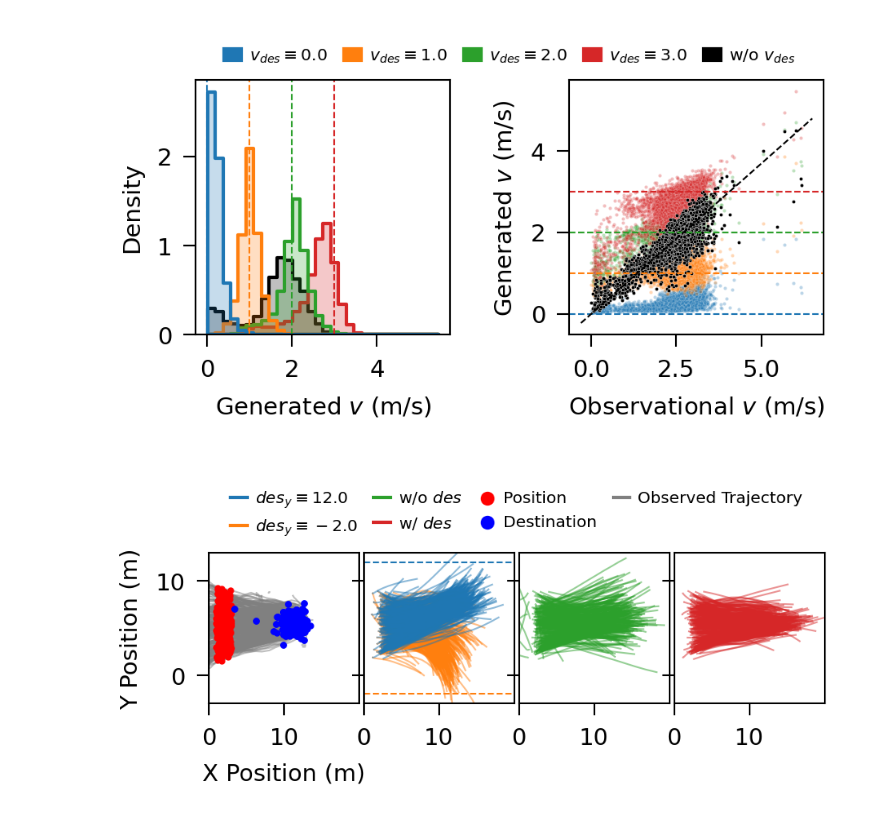
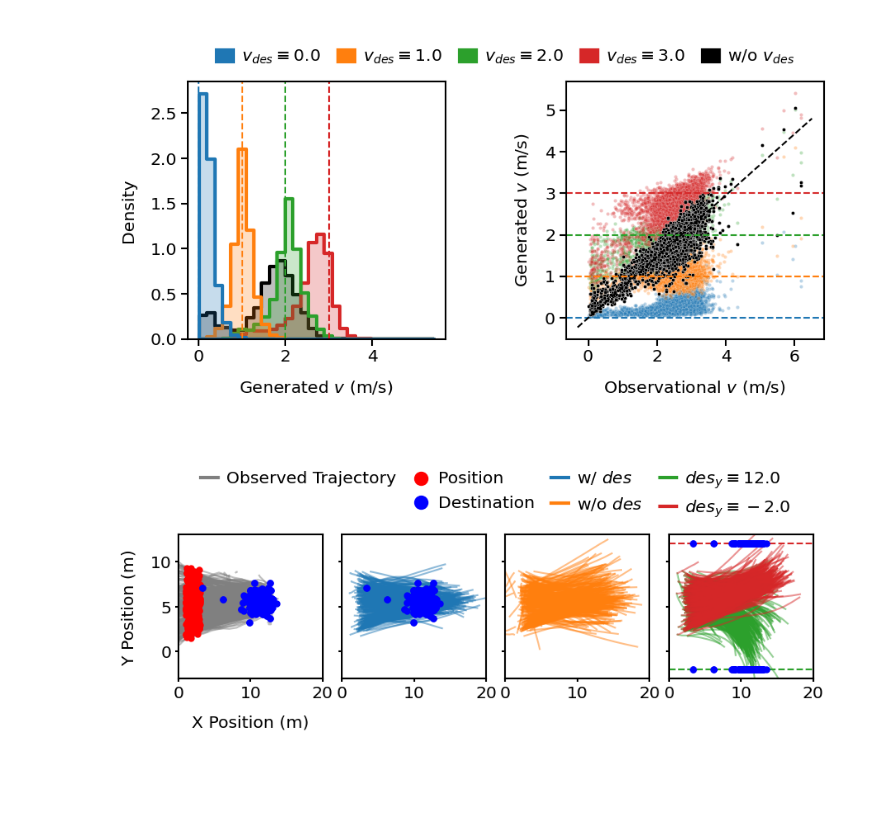
Before and after one commit to yuzhTHU/HuaweiCrowdSimulationCodeRelease, a Jupyter notebook: scripts/260204检查可控性.ipynb, the cells around one changed output. Saved outputs shown, nothing was run; the diff lists cells and outputs as text; code cells hidden in the pictures; blank space fills up the shorter version.

```diff
--- a/scripts/260204检查可控性.ipynb
+++ b/scripts/260204检查可控性.ipynb
@@ -274,6 +274,8 @@ _logger.note(
     f"Trainable: {sum(p.numel() for p in model.parameters() if p.requires_grad):,}\n"
     f"Total: {sum(p.numel() for p in model.parameters()):,}"
 )
+
+args.reload_checkpoint = 'logs/train/eth_single_K=10/best.pth'
 
 ## Reload Checkpoint
 if args.force_new_experiment:
@@ -465,7 +477,7 @@ import matplotlib.pyplot as plt
 from pathlib import Path
 from src.utils.plot import get_fig
 
-fi, fig, axes = get_fig(1, 2, FW=8, A_ratio=1.0, HS=5)
+fi, fig, axes = get_fig(1, 2, FW=8, A_ratio=1.0, HS=5, TM=3, BM=3)
 ax = axes[0]
 
 df_plot = pd.concat([
@@ -483,7 +495,9 @@ ax.axvline(0.0, color='C0', linestyle='--')
 ax.axvline(1.0, color='C1', linestyle='--')
 ax.axvline(2.0, color='C2', linestyle='--')
 ax.axvline(3.0, color='C3', linestyle='--')
-ax.set_xlabel('Generated $v$ (m/s)')
+ax.set_xlabel('Generated $v$ (m/s)', fontsize=0.7*fi['fontsize'])
+ax.set_ylabel('Density', fontsize=0.7*fi['fontsize'])
+ax.tick_params(axis='both', which='major', labelsize=0.7*fi['fontsize'], length=2, pad=1)
 
 ax = axes[1]
 dropzero = lambda x: np.where(x==0.0, np.nan, x)
@@ -503,40 +517,41 @@ xlim = ax.get_xlim()
 # ax.plot(xlim, a * np.array(xlim) + b, color='black', linestyle='--')
 a, residuals, rank, s = np.linalg.lstsq(x[~np.isnan(x)][:, np.newaxis], y[~np.isnan(x)], rcond=None)
 ax.plot(xlim, a[0] * np.array(xlim), color='black', linestyle='--', label=f'w/o $v_{{des}}$')
-ax.set_xlabel('Observational $v$ (m/s)')
-ax.set_ylabel('Generated $v$ (m/s)')
+ax.set_xlabel('Observational $v$ (m/s)', fontsize=0.7*fi['fontsize'])
+ax.set_ylabel('Generated $v$ (m/s)', fontsize=0.7*fi['fontsize'])
+ax.tick_params(axis='both', which='major', labelsize=0.7*fi['fontsize'], length=2, pad=1)
 
 fig.legend(
     [
         plt.Rectangle((0,0),1,1, color='C0'),
         plt.Rectangle((0,0),1,1, color='C1'),
         plt.Rectangle((0,0),1,1, color='C2'),
         plt.Rectangle((0,0),1,1, color='C3'),
         plt.Rectangle((0,0),1,1, color='black'),
     ],
     [
         '$v_{des}\\equiv0.0$',
         '$v_{des}\\equiv1.0$',
         '$v_{des}\\equiv2.0$',
         '$v_{des}\\equiv3.0$',
         'w/o $v_{des}$',
     ],
     loc='lower center',
     bbox_to_anchor=fi['top_box'],
     fontsize=0.7*fi['fontsize'],
     ncol=5,
     columnspacing=1.0,
     handletextpad=0.5,
     handlelength=1,
     frameon=False,
 )
 
 Path('figures').mkdir(parents=True, exist_ok=True)
 fig.savefig('figures/control_speed.pdf', bbox_inches='tight', dpi=300, transparent=True)
 fig.savefig('figures/control_speed.png', bbox_inches='tight', dpi=300, transparent=True)
 fig.savefig('figures/control_speed.svg', bbox_inches='tight', dpi=300, transparent=True)
 # %% [output]
-[figure, old version]
+[figure, new version]
 # %%
 import time
 from tqdm import tqdm
@@ -679,7 +694,7 @@ from src.utils.plot import get_fig
 
 mask = records_noset_des['direction'] & (records_noset_des['pos'][:, 0] > 1) & (records_noset_des['pos'][:, 0] < 3)
 
-fi, fig, axes = get_fig(1, 4, FW=8, A_ratio=1.0, HS=0.2, sharex=True, sharey=True)
+fi, fig, axes = get_fig(1, 4, FW=8, A_ratio=1.0, HS=0.8, sharex=True, sharey=True)
 ax_loader = iter(axes)
 
 ax = next(ax_loader)
@@ -688,54 +703,65 @@ for pid, trace in test_dataset[0].df_data.groupby('id'):
     ax.plot(trace['x'], trace['y'], color='gray', alpha=0.5, linewidth=0.5, rasterized=True)
 ax.scatter(records_noset_des['pos'][mask, 0], records_noset_des['pos'][mask, 1], color='red', s=1, zorder=99999, rasterized=True)
 ax.scatter(records_noset_des['des'][mask, 0], records_noset_des['des'][mask, 1], color='blue', s=1, zorder=99999, rasterized=True)
-ax.set_xlabel('X Position (m)')
-ax.set_ylabel('Y Position (m)')
+ax.set_xlabel('X Position (m)', fontsize=0.7*fi['fontsize'])
+ax.set_ylabel('Y Position (m)', fontsize=0.7*fi['fontsize'])
 ax.set_xlim(0, 20)
 ax.set_ylim(-3, 13)
-ax.set_xticks([0, 10])
+# ax.set_xticks([0, 10])
+ax.tick_params(axis='both', which='major', labelsize=0.7*fi['fontsize'], length=1, pad=1)
+
+ax = next(ax_loader)
+traces = records_noset_des['pos_pred'][mask]
+for trace in traces:
+    ax.plot(trace[:, 0], trace[:, 1], color='C0', alpha=0.5, linewidth=0.5, rasterized=True)
+ax.scatter(records_noset_des['des'][mask, 0], records_noset_des['des'][mask, 1], color='blue', s=1, zorder=99999, rasterized=True)
+ax.tick_params(axis='both', which='major', labelsize=0.7*fi['fontsize'], length=1, pad=1)
+
+ax = next(ax_loader)
+traces = records_set_des_to_nan['pos_pred'][mask]
+for trace in traces:
+    ax.plot(trace[:, 0], trace[:, 1], color='C1', alpha=0.5, linewidth=0.5, rasterized=True)
+ax.tick_params(axis='both', which='major', labelsize=0.7*fi['fontsize'], length=1, pad=1)
+
 
 ax = next(ax_loader)
 traces = records_set_des_y_to_n2['pos_pred'][mask]
 for trace in traces:
-    ax.plot(trace[:, 0], trace[:, 1], color='C1', alpha=0.5, linewidth=0.5, rasterized=True)
+    ax.plot(trace[:, 0], trace[:, 1], color='C2', alpha=0.5, linewidth=0.5, rasterized=True)
 # ax.scatter(records_set_des_y_to_n2['des'][mask, 0], records_set_des_y_to_n2['des'][mask, 1], color='blue', s=5, rasterized=True)
-ax.axhline(-2, color='C1', linestyle='--')
-ax.axhline(12, color='C0', linestyle='--')
+ax.axhline(-2, color='C2', linestyle='--')
+ax.axhline(12, color='C3', linestyle='--')
+ax.scatter(records_noset_des['des'][mask, 0], -2 + 0 * records_noset_des['des'][mask, 1], color='blue', s=1, zorder=99999, rasterized=True)
+ax.scatter(records_noset_des['des'][mask, 0], 12 + 0 * records_noset_des['des'][mask, 1], color='blue', s=1, zorder=99999, rasterized=True)
+ax.tick_params(axis='both', which='major', labelsize=0.7*fi['fontsize'], length=1, pad=1)
 
 traces = records_set_des_y_to_12['pos_pred'][mask]
 for trace in traces:
-    ax.plot(trace[:, 0], trace[:, 1], color='C0', alpha=0.5, linewidth=0.5, rasterized=True)
+    ax.plot(trace[:, 0], trace[:, 1], color='C3', alpha=0.5, linewidth=0.5, rasterized=True)
 # ax.scatter(records_set_des_y_to_12['des'][mask, 0], records_set_des_y_to_12['des'][mask, 1], color='green', s=5, rasterized=True)
 
-ax = next(ax_loader)
-traces = records_set_des_to_nan['pos_pred'][mask]
-for trace in traces:
-    ax.plot(trace[:, 0], trace[:, 1], color='C2', alpha=0.5, linewidth=0.5, rasterized=True)
-
-ax = next(ax_loader)
-traces = records_noset_des['pos_pred'][mask]
-for trace in traces:
-    ax.plot(trace[:, 0], trace[:, 1], color='C3', alpha=0.5, linewidth=0.5, rasterized=True)
 
 
 fig.legend(
     [
+        plt.Line2D([], [], color='gray', lw=1),
+        plt.Line2D([], [], color='none', alpha=0, lw=1),
+        plt.scatter([], [], color='red', s=10),
+        plt.scatter([], [], color='blue', s=10),
         plt.Line2D([], [], color='C0', lw=1),
         plt.Line2D([], [], color='C1', lw=1),
         plt.Line2D([], [], color='C2', lw=1),
         plt.Line2D([], [], color='C3', lw=1),
-        plt.scatter([], [], color='red', s=10),
-        plt.scatter([], [], color='blue', s=10),
-        plt.Line2D([], [], color='gray', lw=1),
     ],
     [
+        'Observed Trajectory',
+        None,
+        'Position',
+        'Destination',
+        'w/ $des$',
+        'w/o $des$',
         '$des_y \\equiv 12.0$',
         '$des_y \\equiv -2.0$',
-        'w/o $des$',
-        'w/ $des$',
-        'Position',
-        'Destination',
-        'Observed Trajectory',
     ],
     ncol=4,
     bbox_to_anchor=fi['top_box'],
@@ -752,4 +778,4 @@ fig.savefig('figures/control_destination.pdf', bbox_inches='tight', dpi=300, tra
 fig.savefig('figures/control_destination.png', bbox_inches='tight', dpi=300, transparent=True)
 fig.savefig('figures/control_destination.svg', bbox_inches='tight', dpi=300, transparent=True)
 # %% [output]
-[figure, old version]
+[figure, new version]
```
Also changed, not shown: parts of 2 cells of this notebook, 8 other files.
